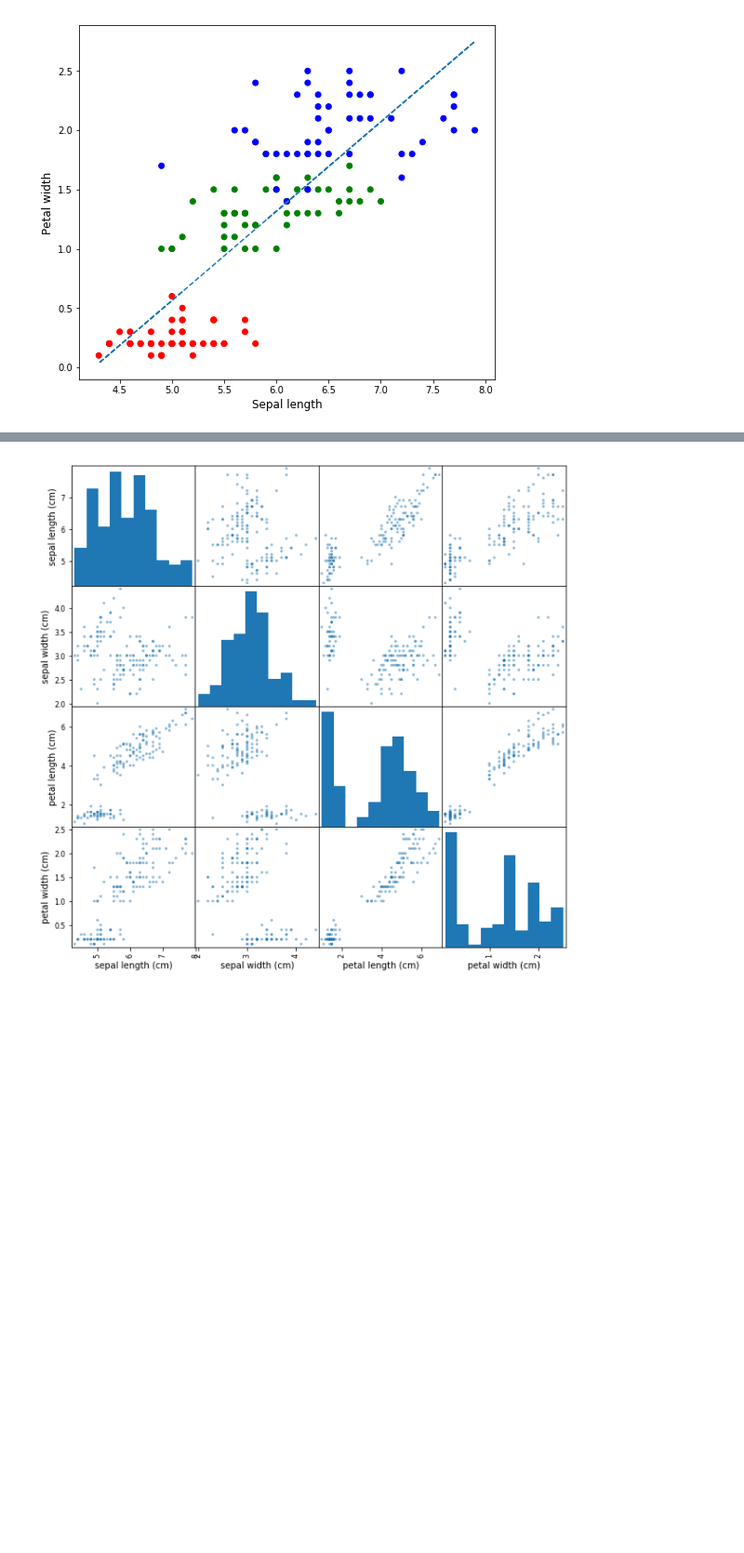
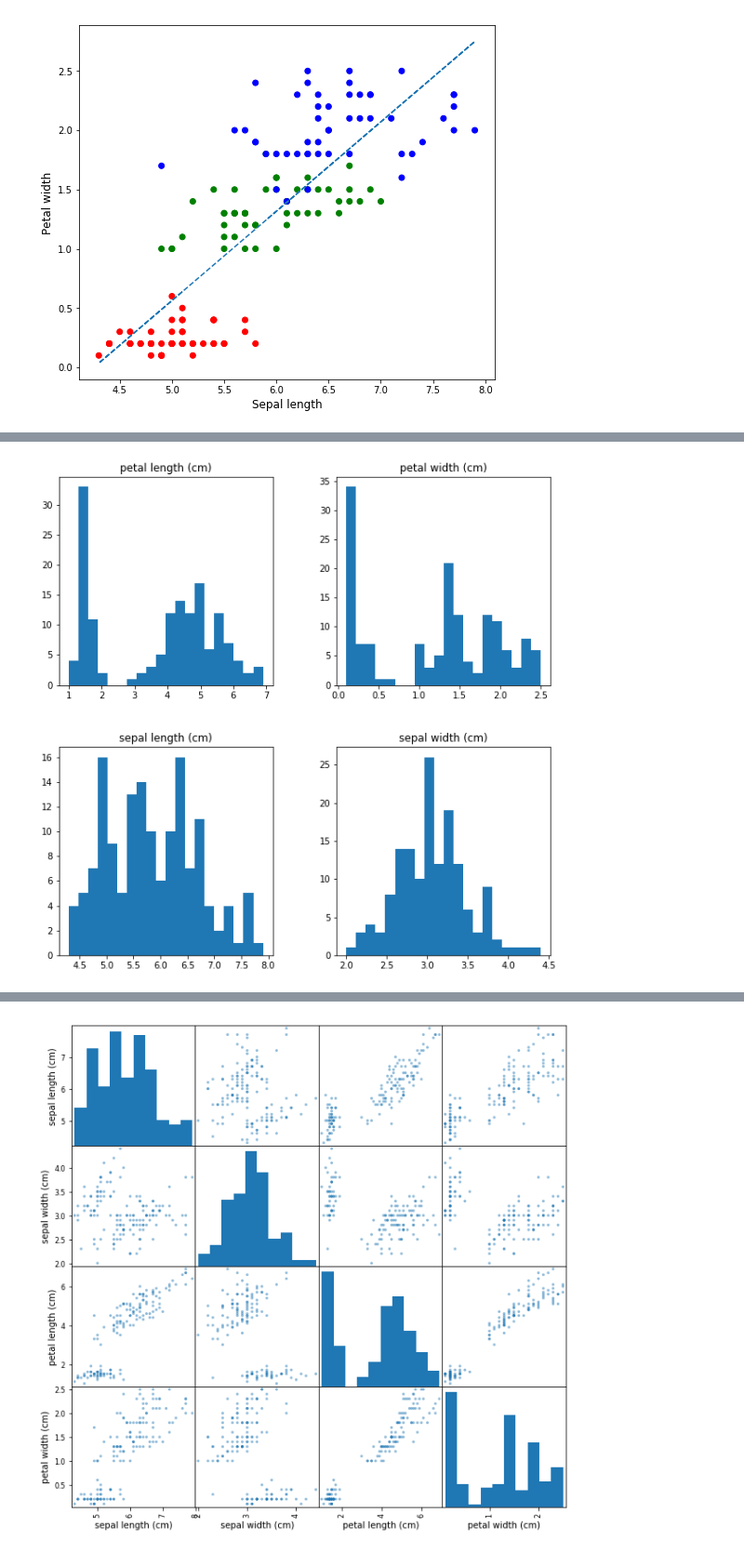
Before and after one commit to anhnguyendepocen/Stat3612, a Jupyter notebook: Lecture2/Lecture2 Data Exploration.ipynb, the cells around one changed output, grey strips where cells are left out. Shown at 93% size. Saved outputs shown, nothing was run; the diff lists cells and outputs as text; code cells hidden in the pictures; blank space fills up the shorter version.

```diff
--- a/Lecture2/Lecture2 Data Exploration.ipynb
+++ b/Lecture2/Lecture2 Data Exploration.ipynb
@@ -147,0 +184,5 @@ plt.show()
+# %%
+Data.iloc[:,0:4].hist(bins=20, grid=False, figsize=(10,10))
+plt.show()
+# %% [output]
+[figure, added]
```
Also changed, not shown: parts of 20 cells of this notebook.
